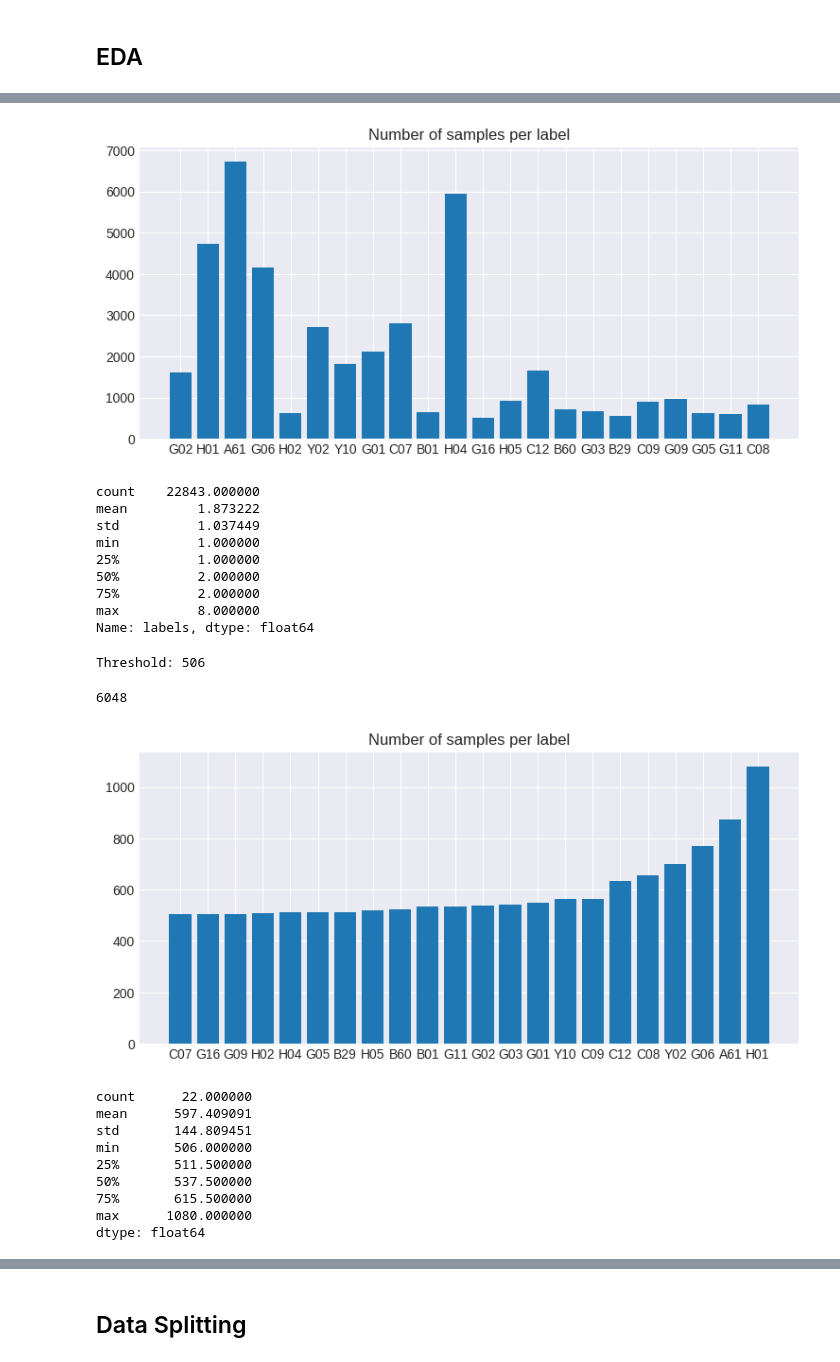
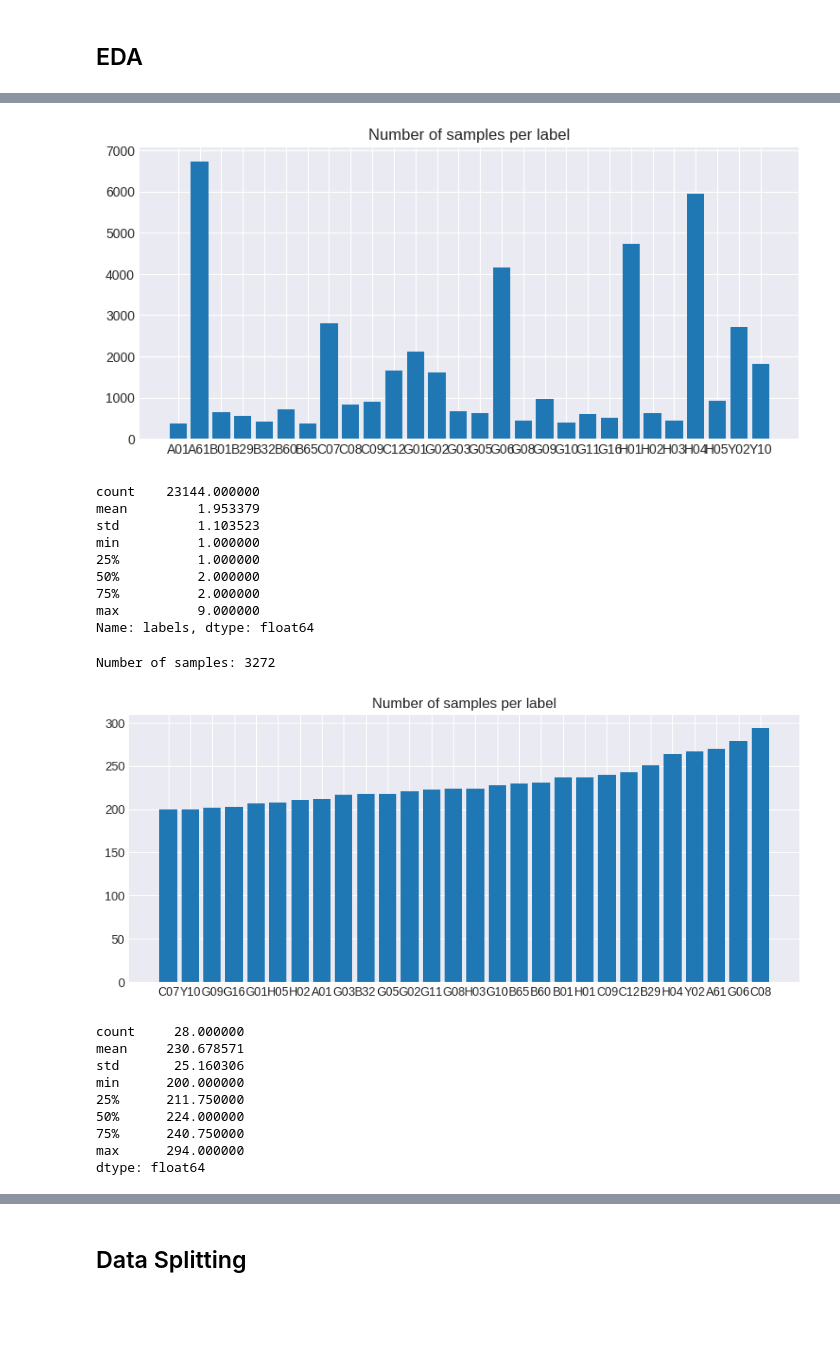
Before and after one commit to linhlt-it-ee/wiki_builder, a Jupyter notebook: data/preprocess_jp_patents.ipynb, the cells around one changed output, grey strips where cells are left out. Cells and saved outputs as stored; diff of their text form; code cells hidden in the pictures; blank space fills up the shorter version.

Commit message:
Balance out dataset (at least 200 samples/label)

```diff
--- a/data/preprocess_jp_patents.ipynb
+++ b/data/preprocess_jp_patents.ipynb
@@ -111,7 +111,7 @@ print("Number of valid documents:", len(samples))
 Number of valid documents: 23884
 # %%
 """
-Count number of samples/label and discard labels with < 500 samples
+Count number of samples/label and discard labels with < 200 samples
 """
 def compute_frequency(samples):
     freq = {}
@@ -121,7 +121,7 @@ def compute_frequency(samples):
     return freq
 
 freq = compute_frequency(samples)
-labels = set(k for k, v in freq.items() if v >= 500)
+labels = set(k for k, v in freq.items() if v >= 350)
 label_ids = {x : i for i, x in enumerate(labels)}
 print("Number of labels:", len(labels))
 # %% [output]
@@ -164,31 +164,41 @@ plt.show()
 # %%
 freq = compute_frequency(samples)
+freq = {k: freq[k] for k in sorted(freq)}
 fig = plt.figure(figsize=(9, 4))
 plt.bar(freq.keys(), freq.values())
 plt.title("Number of samples per label")
 plt.show()
 # %% [output]
-[figure, old version]
+[figure, new version]
 # %%
 df["labels"].apply(lambda x : len(x)).describe()
 # %% [output]
-count    22843.000000
-mean         1.873222
-std          1.037449
+count    23144.000000
+mean         1.953379
+std          1.103523
 min          1.000000
 25%          1.000000
 50%          2.000000
 75%          2.000000
-max          8.000000
+max          9.000000
 Name: labels, dtype: float64
 # %%
-threshold = min_freq = min(freq.values())
-print("Threshold:", threshold)
+threshold = 200
+
+def pivot(arr, keys):
+    global sample_label
+    a, b = [], []
+    for x in arr:
+        if keys.intersection(sample_label[x]):
+            b.append(x)
+        else:
+            a.append(x)
+    a.extend(b)
+    return a
-# %% [output]
-Threshold: 506
 # %%
 class_label = defaultdict(set)
 sample_label = defaultdict(set)
+predominant_labels = set(["H04", "H01", "A61", "G06", "Y10", "A61"])
 
 for rid, labels in df["labels"].iteritems():
     sample_label[rid].update(labels)
@@ -197,9 +207,10 @@ for rid, labels in df["labels"].iteritems():
 
 selected_samples = set()
 selected_labels = set()
+curr_class_cnt = defaultdict(lambda : 0)
 
-for label in sorted(freq, key=lambda x : freq.get(x)):
-    if len(class_label[label]) == min_freq:
+for i, label in enumerate(sorted(freq, key=lambda x : freq.get(x))):
+    if len(class_label[label]) == threshold:
         selected_samples.update(class_label[label])
         selected_labels.add(label)
         continue
@@ -211,34 +222,35 @@ for label in sorted(freq, key=lambda x : freq.get(x)):
     # samples that contain least unselected labels have the highest priority
     sample_space = list(class_label[label].difference(selected_samples))
     sorted_sample_space = sorted(sample_space, key=lambda x : len(sample_label[x].difference(selected_labels)))
+    sorted_sample_space = pivot(sorted_sample_space, predominant_labels)
 
-    #selected_samples.update(random_state.choice(sample_space, sample_size, replace=False))
-    selected_samples.update(sorted_sample_space[:sample_size])
+    choices = random_state.choice(sorted_sample_space[:sample_size + 50], sample_size, replace=False)
+    selected_samples.update(choices)
     selected_labels.add(label)
 
+
 new_samples = [x for i, x in enumerate(samples) if i in selected_samples]
+print("Number of samples:", len(selected_samples))
+# %% [output]
+Number of samples: 3272
-# %%
-print(len(selected_samples))
-# %% [output]
-6048
 # %%
 new_freq = compute_frequency(new_samples)
 new_freq = {k: new_freq[k] for k in sorted(new_freq, key=new_freq.get)}
-fig = plt.figure(figsize=(9, 4))
+fig = plt.figure(figsize=(10, 4))
 plt.bar(new_freq.keys(), new_freq.values())
 plt.title("Number of samples per label")
 plt.show()
 pd.Series(new_freq).describe()
 # %% [output]
-[figure, old version]
+[figure, new version]
-count      22.000000
-mean      597.409091
-std       144.809451
-min       506.000000
-25%       511.500000
-50%       537.500000
-75%       615.500000
-max      1080.000000
+count     28.000000
+mean     230.678571
+std       25.160306
+min      200.000000
+25%      211.750000
+50%      224.000000
+75%      240.750000
+max      294.000000
 dtype: float64
 # %%
 new_df = pd.DataFrame(new_samples)
```
Also changed, not shown: parts of 9 cells of this notebook, 1 other file.
